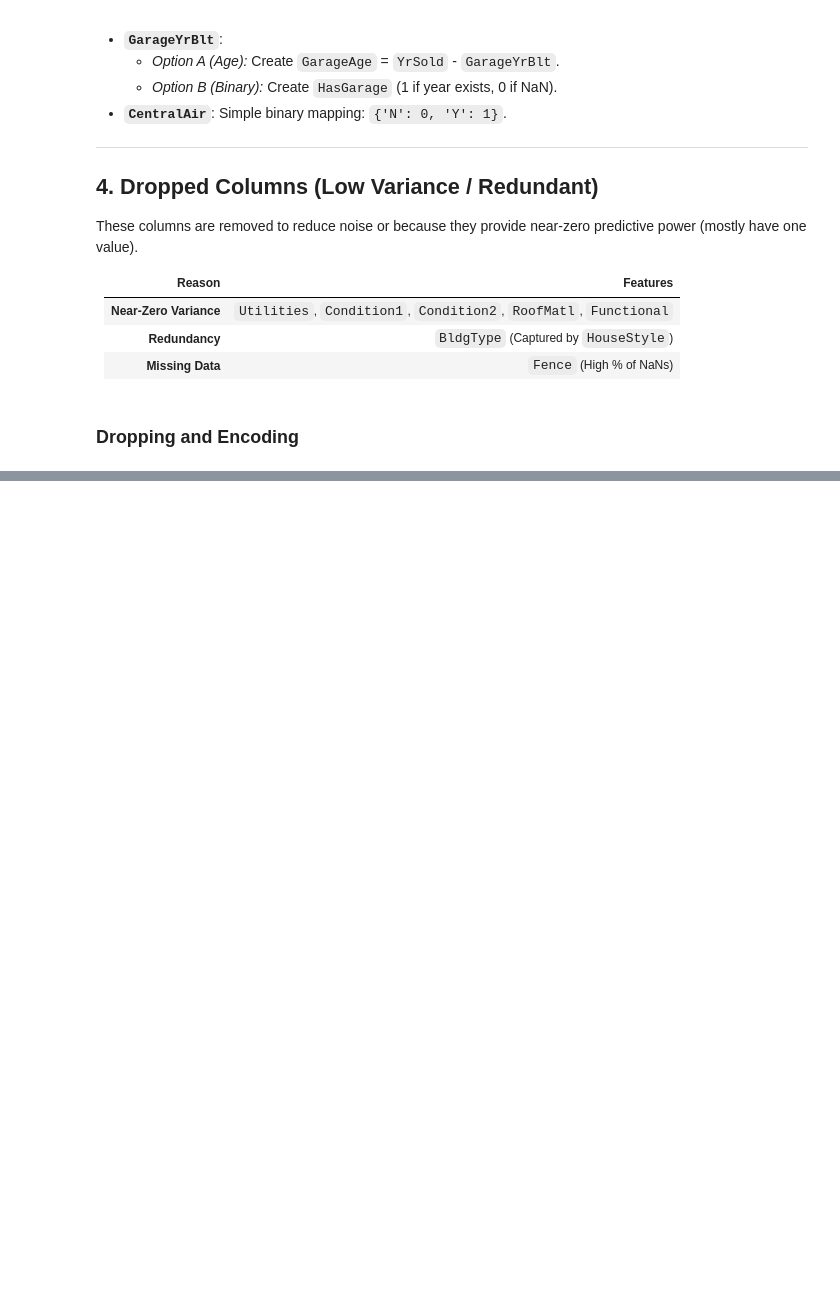
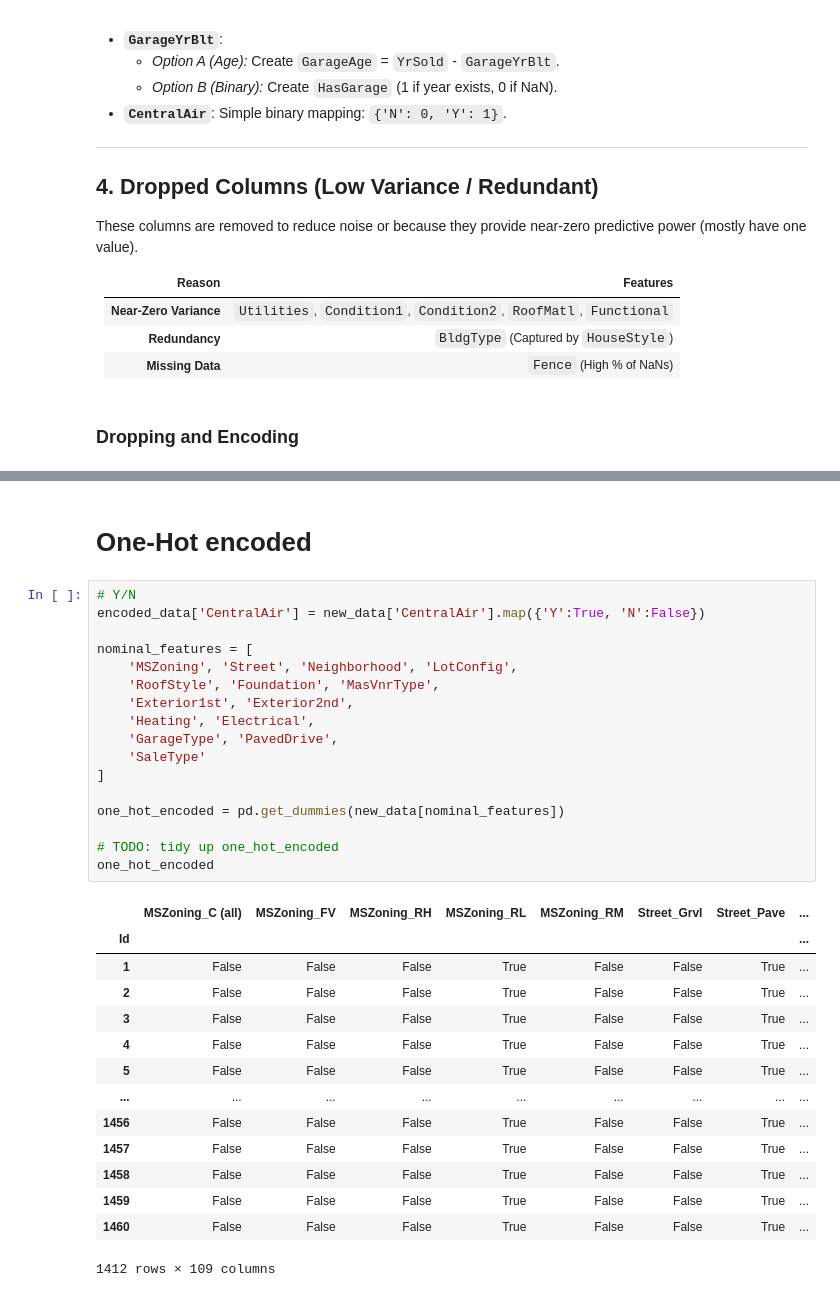
Before and after one commit to xXKeNdAmAmAsTeRXx/House_Prices_project, a Jupyter notebook: 2_Missing_Values_and_Encoding.ipynb, the cells around one changed output, grey strips where cells are left out. Drawn from its saved outputs; the diff is of its cells as text; blank space fills up the shorter version.

```diff
--- a/2_Missing_Values_and_Encoding.ipynb
+++ b/2_Missing_Values_and_Encoding.ipynb
@@ -331,0 +317,34 @@ encoded_data
+# %% [markdown]
+# One-Hot encoded
+# %%
+# Y/N
+encoded_data['CentralAir'] = new_data['CentralAir'].map({'Y':True, 'N':False})
+
+nominal_features = [
+    'MSZoning', 'Street', 'Neighborhood', 'LotConfig',
+    'RoofStyle', 'Foundation', 'MasVnrType',
+    'Exterior1st', 'Exterior2nd',
+    'Heating', 'Electrical',
+    'GarageType', 'PavedDrive',
+    'SaleType'
+]
+
+one_hot_encoded = pd.get_dummies(new_data[nominal_features])
+
+# TODO: tidy up one_hot_encoded
+one_hot_encoded
+# %% [output]
+|  | MSZoning_C (all) | MSZoning_FV | MSZoning_RH | MSZoning_RL | MSZoning_RM | Street_Grvl | Street_Pave | ... |
+| Id |  |  |  |  |  |  |  | ... |
+| 1 | False | False | False | True | False | False | True | ... |
+| 2 | False | False | False | True | False | False | True | ... |
+| 3 | False | False | False | True | False | False | True | ... |
+| 4 | False | False | False | True | False | False | True | ... |
+| 5 | False | False | False | True | False | False | True | ... |
+| ... | ... | ... | ... | ... | ... | ... | ... | ... |
+| 1456 | False | False | False | True | False | False | True | ... |
+| 1457 | False | False | False | True | False | False | True | ... |
+| 1458 | False | False | False | True | False | False | True | ... |
+| 1459 | False | False | False | True | False | False | True | ... |
+| 1460 | False | False | False | True | False | False | True | ... |
+1412 rows × 109 columns
```
Also changed, not shown: parts of 2 cells of this notebook.
